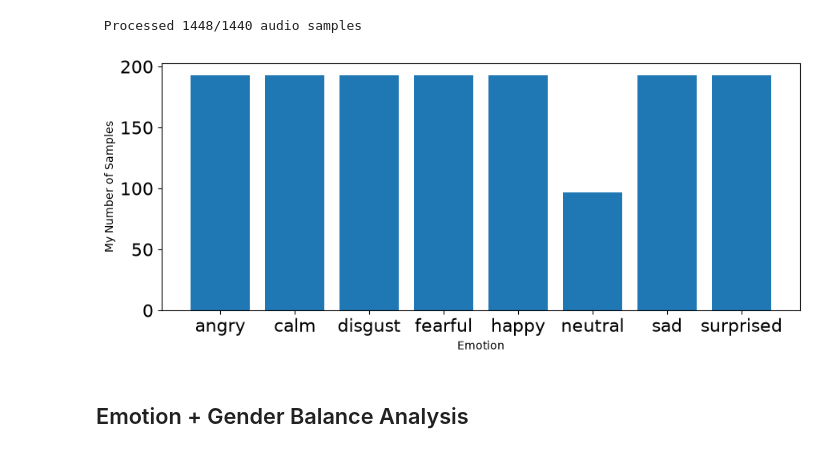
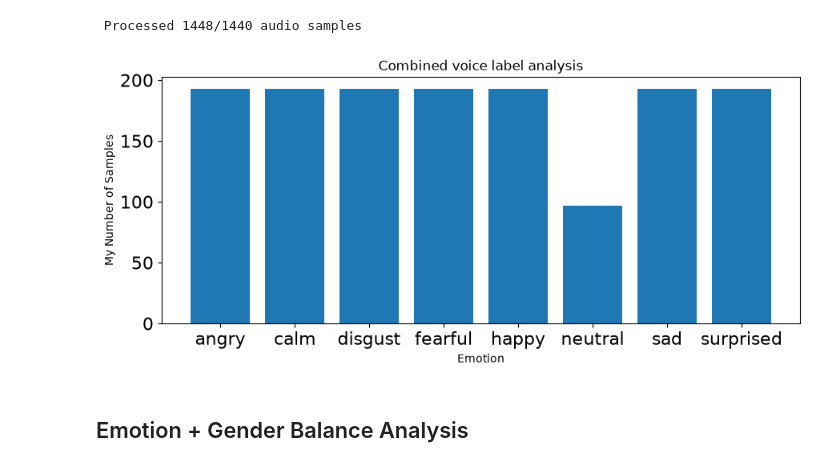
Before and after one commit to ZackHoang/Week2-DataPreprocessing, a Jupyter notebook: assignment_2.ipynb, the cells around one changed output. Saved outputs shown, nothing was run; the diff lists cells and outputs as text; code cells hidden in the pictures.

```diff
--- a/assignment_2.ipynb
+++ b/assignment_2.ipynb
@@ -108,17 +110,18 @@ features_combined, emotions_combined = load_data("./audio/Actor_*/*.wav", False)
 # %%
 # plot emotions
 plt.figure(figsize=(35,4))
 plt.subplot(1,3,1)
 #np.unique returns ordered list of unique elements and count of each element
 emotion_list, count = np.unique(emotions_combined, return_counts=True)
 plt.bar(x=range(8), height=count)
 plt.xticks(ticks=range(8), labels = [emotion for emotion in emotion_list],fontsize=10)
 plt.xlabel('Emotion')
 plt.tick_params(labelsize=16)
 plt.ylabel('My Number of Samples')
+plt.title("Combined voice label analysis")
 plt.show()
 # %% [output]
-[figure, old version]
+[figure, new version]
 # %% [markdown]
 ## Emotion + Gender Balance Analysis
 # %%
```
Also changed, not shown: parts of 2 cells of this notebook.
